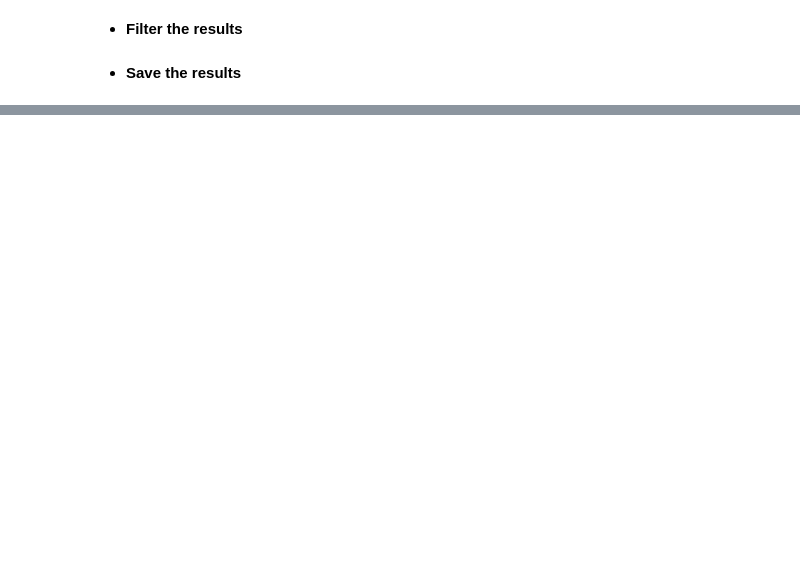
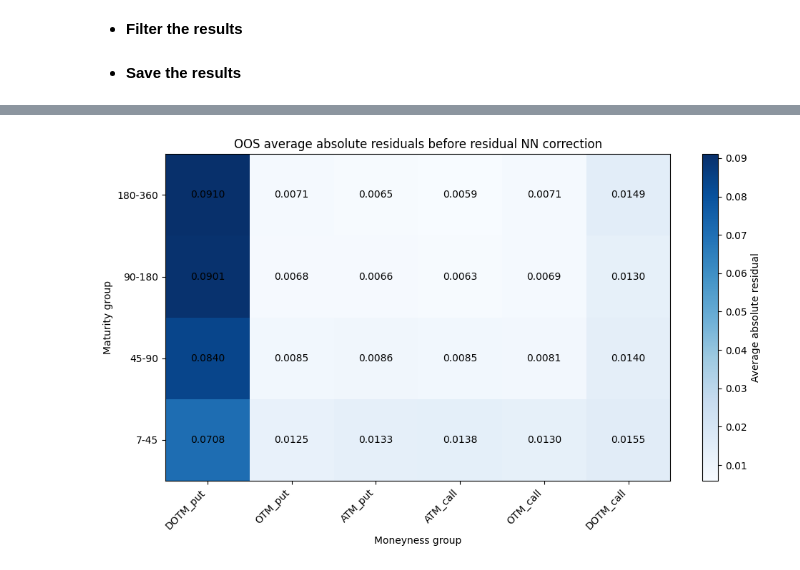
Before and after one commit to euanbronsky8/Thesis, a Jupyter notebook: 3. Model Estimation.ipynb, the cells around one changed output, grey strips where cells are left out. Cells and saved outputs as stored; diff of their text form; code cells hidden in the pictures; blank space fills up the shorter version.

```diff
--- a/3. Model Estimation.ipynb
+++ b/3. Model Estimation.ipynb
@@ -1335,0 +1473,7 @@ with open("4spline_results.pkl", "wb") as f:
+# %%
+# Clean data
+x_train_nn = x_train_nn.dropna(subset=["M", "T", "iv_fun", "iv_prior", "iv_prior_safe", "moneyness_group", "maturity_group"]).copy()
+x_train_nn = x_train_nn.copy()
+
+# Specify the features
+feature_cols = ["M", "T", "iv_prior_safe"]
@@ -1335,0 +1725,8 @@ with open("4spline_results.pkl", "wb") as f:
+# %%
+# Convert the corrected total variance back into implied volatility
+x_test_nn["iv_nn"] = np.sqrt(np.maximum(omega_nn_test / np.maximum(x_test_nn["T"].to_numpy(dtype=float), 1e-8),1e-12))
+
+# Compute network correction in IV units
+x_test_nn["residual_nn"] = x_test_nn["iv_nn"] - x_test_nn["iv_prior"]
+x_test_nn["abs_error_prior"] = np.abs(x_test_nn["iv_fun"] - x_test_nn["iv_prior"])
+x_test_nn["abs_error_nn"] = np.abs(x_test_nn["iv_fun"] - x_test_nn["iv_nn"])
@@ -1335,0 +1735,73 @@ with open("4spline_results.pkl", "wb") as f:
+# %%
+# Heatmap function
+def make_oos_nn_heatmap(data_heatmap, value_col, title, vmin=None, vmax=None):
+
+    # Moneyness and maturity orders
+    maturity_order = ["7-45", "45-90", "90-180", "180-360"]
+    moneyness_order = ["DOTM_put", "OTM_put", "ATM_put", "ATM_call", "OTM_call", "DOTM_call"]
+
+    # Copy the data
+    data_heatmap = data_heatmap.copy()
+
+    # Ensure fixed order
+    data_heatmap["maturity_group"] = pd.Categorical(data_heatmap["maturity_group"], categories=maturity_order, ordered=True)
+
+    # Ensure fixed order
+    data_heatmap["moneyness_group"] = pd.Categorical(data_heatmap["moneyness_group"], categories=moneyness_order, ordered=True)
+
+    # Create heatmap table
+    heatmap_table = data_heatmap.pivot_table(values=value_col, index="maturity_group", columns="moneyness_group", aggfunc="mean", observed=False).reindex(index=maturity_order, columns=moneyness_order)
+
+    # Customize plotting environment
+    fig, ax = plt.subplots(figsize=(10, 6))
+
+    # Draw the actual heatmap
+    im = ax.imshow(heatmap_table, aspect="auto", cmap="Blues", vmin=vmin, vmax=vmax)
+
+    # Loop over the rows
+    for i in range(heatmap_table.shape[0]):
+
+        # Loop over the columns
+        for j in range(heatmap_table.shape[1]):
+
+            # Get the corresponding value
+            value = heatmap_table.iloc[i, j]
+            label = f"{value:.4f}"
+
+            # Place the label in the correct spot
+            ax.text(j, i, label, ha="center", va="center")
+
+    # Invert the y-axis
+    ax.invert_yaxis()
+
+    # Customize labels
+    ax.set_xticks(range(len(moneyness_order)))
+    ax.set_xticklabels(moneyness_order, rotation=45, ha="right")
+    ax.set_yticks(range(len(maturity_order)))
+    ax.set_yticklabels(maturity_order)
+    ax.set_xlabel("Moneyness group")
+    ax.set_ylabel("Maturity group")
+    ax.set_title(title)
+
+    # Set colorbar
+    cbar = fig.colorbar(im, ax=ax)
+    cbar.set_label("Average absolute residual")
+
+    # Plot the results
+    fig.tight_layout()
+    plt.show()
+
+    # Return the results
+    return heatmap_table
+
+# Create prior heatmap
+heatmap_oos_prior = make_oos_nn_heatmap(x_test_nn,value_col="abs_error_prior",title="OOS average absolute residuals before residual NN correction")
+
+# Ensure common scale
+vmin_common = heatmap_oos_prior.min().min()
+vmax_common = heatmap_oos_prior.max().max()
+
+# Create NN heatmap
+heatmap_oos_nn = make_oos_nn_heatmap(x_test_nn, value_col="abs_error_nn", title="OOS average absolute residuals after residual NN correction only in DOTM_put", vmin=vmin_common, vmax=vmax_common)
+# %% [output]
+[figure, added]
```
Also changed, not shown: parts of 37 cells of this notebook.
